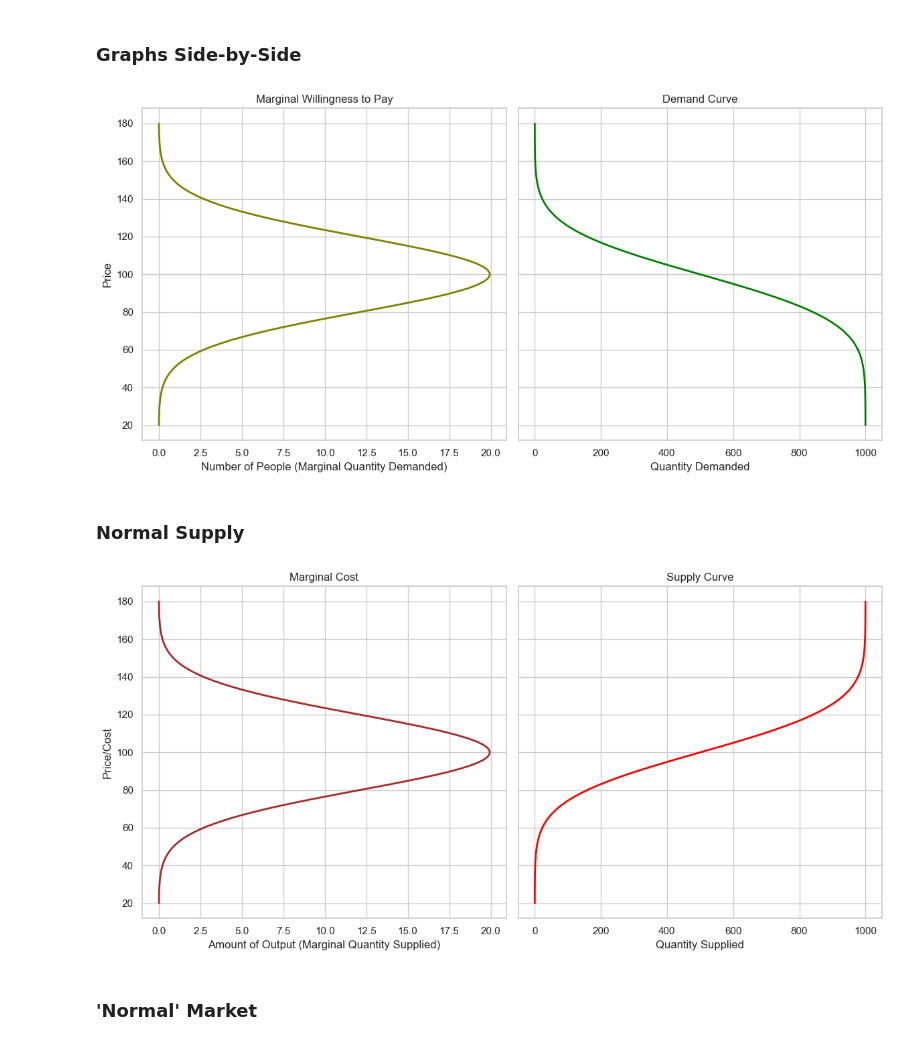
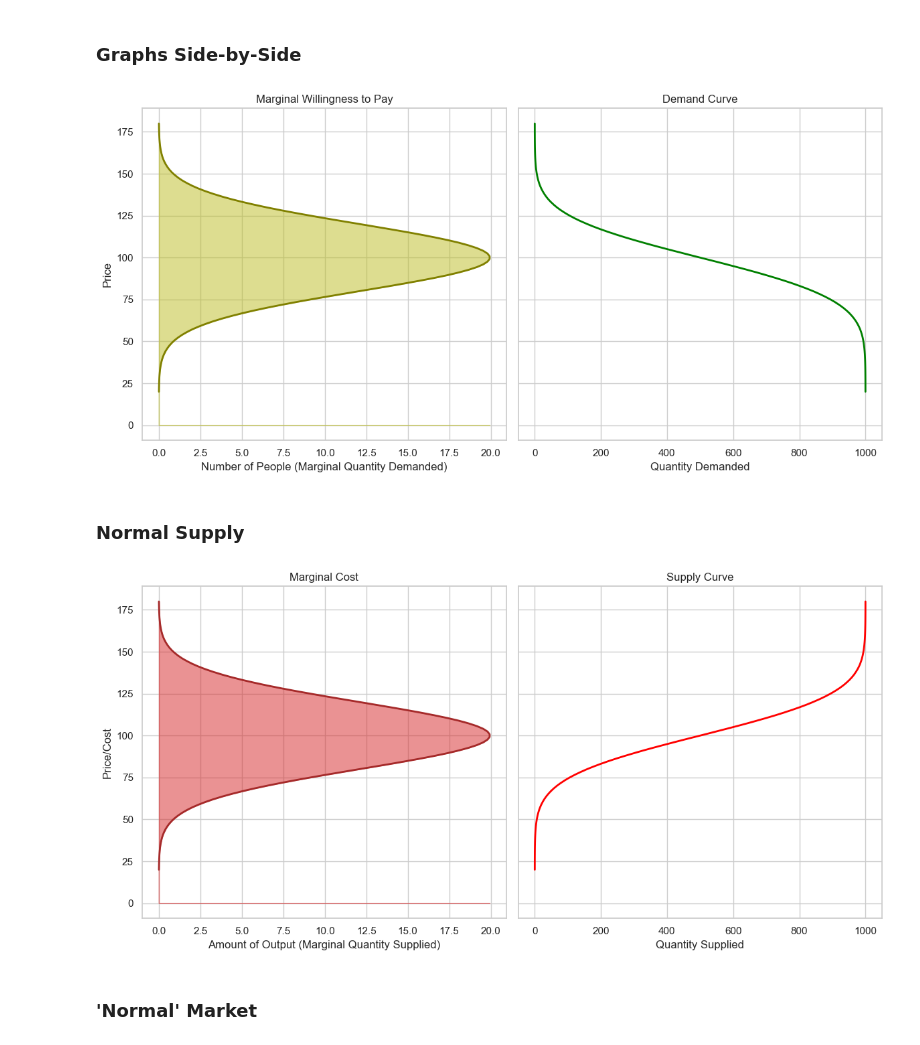
Before and after one commit to ohmurphy/market_cdfs, a Jupyter notebook: market_curves.ipynb, the cells around one changed output. Cells and saved outputs as stored; diff of their text form; code cells hidden in the pictures.

```diff
--- a/market_curves.ipynb
+++ b/market_curves.ipynb
@@ -58,23 +172,26 @@ plt.show()
 # %%
 fig, (ax1, ax2) = plt.subplots(1, 2, figsize=(12, 6), sharey=True)
 ax1.plot(pdf_dist, prices, linewidth=2, color='olive')
+ax1.fill_between(pdf_dist, prices, color="tab:olive", alpha=0.5)
 ax1.set_title('Marginal Willingness to Pay')
 ax1.set_xlabel('Number of People (Marginal Quantity Demanded)')
 ax1.set_ylabel('Price')
 ax1.grid(True)
 ax2.plot(cdf_dist, prices, linewidth=2, color='green')
 ax2.set_title('Demand Curve')
 ax2.set_xlabel('Quantity Demanded')
 ax2.grid(True)
 plt.tight_layout()
+plt.savefig("norm_demand_combo.png")
 plt.show()
 # %% [output]
-[figure, old version]
+[figure, new version]
 # %% [markdown]
 ### Normal Supply
 # %%
 fig, (ax1, ax2) = plt.subplots(1, 2, figsize=(12, 6), sharey=True)
 ax1.plot(pdf_dist, prices, linewidth=2, color='brown')
+ax1.fill_between(pdf_dist, prices, color="tab:red", alpha=0.5)
 ax1.set_title('Marginal Cost')
 ax1.set_xlabel('Amount of Output (Marginal Quantity Supplied)')
 ax1.set_ylabel('Price/Cost')
@@ -86,7 +203,7 @@ ax2.grid(True)
 plt.tight_layout()
 plt.show()
 # %% [output]
-[figure, old version]
+[figure, new version]
 # %% [markdown]
 ### 'Normal' Market
 # %%
```
Also changed, not shown: parts of 15 cells of this notebook, 8 other files.
